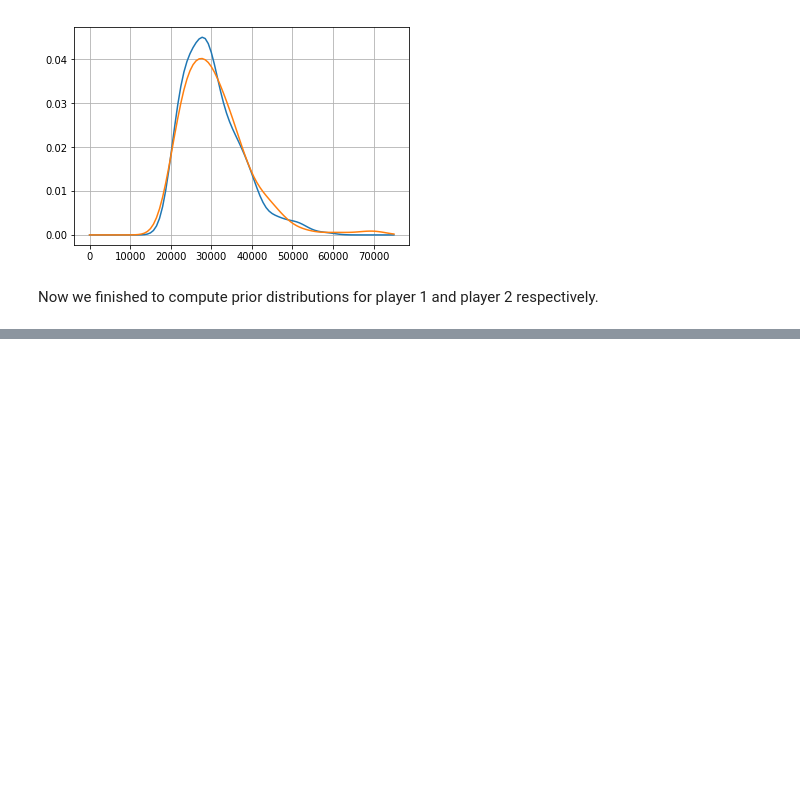
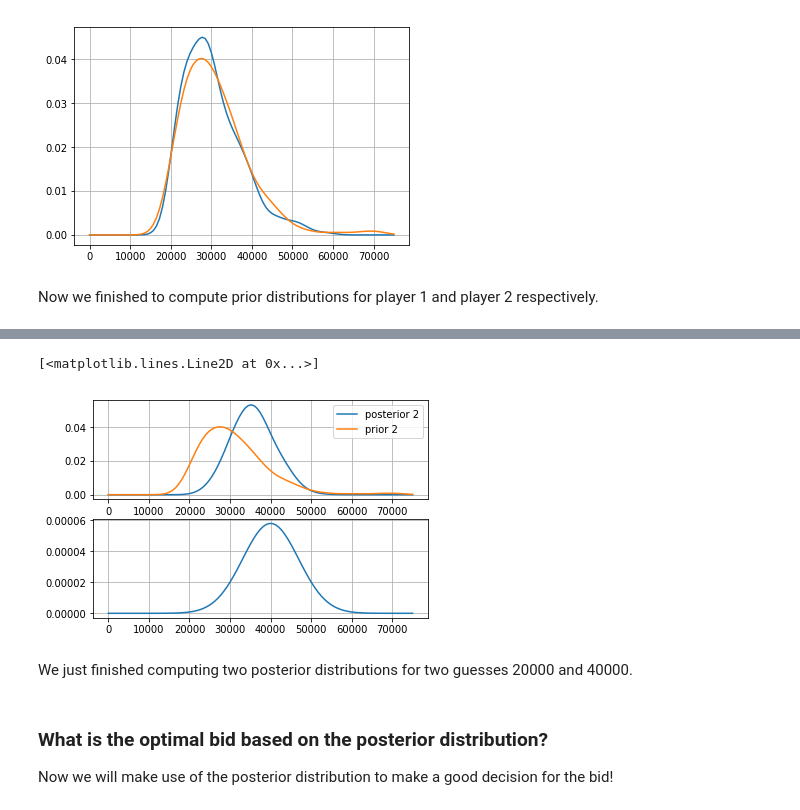
Before and after one commit to yongduek/lectures, a Jupyter notebook: bayesian/6.Decision Analysis.ipynb, the cells around one changed output, grey strips where cells are left out. Drawn from its saved outputs; the diff is of its cells as text; code cells hidden in the pictures; blank space fills up the shorter version.

```diff
--- a/bayesian/6.Decision Analysis.ipynb
+++ b/bayesian/6.Decision Analysis.ipynb
@@ -162,0 +262,29 @@ Now we finished to compute prior distributions for player 1 and player 2 respect
+# %%
+# likelihood density = Gaussain (0, sigma_diff1)
+# likelihood (guess) = scipy.stats.norm.pdf (price - guess, 0, sigma_diff1)
+guess2 = 40000
+sigma2 = np.std (diff2)
+likeli2 = np.zeros(xs.shape)
+post2 = np.zeros(xs.shape)
+for i in range(xs.shape[0]):  # for each price
+    likeli2[i] = scipy.stats.norm.pdf(xs[i] - guess2, 0, sigma2)
+    post2[i] = likeli2[i] * prior_pmf2[i]
+post2 /= np.sum(post2)
+# %%
+plt.subplot (211)
+plt.grid(True)
+plt.plot (xs, post2, label='posterior 2')
+plt.plot (xs, prior_pmf2, label='prior 2')
+plt.legend (loc='best')
+plt.subplot (212)
+plt.grid(True)
+plt.plot (xs, likeli2, label='likelihood 2')
+# %% [output]
+[<matplotlib.lines.Line2D at 0x...>]
+[figure, added]
+# %% [markdown]
+We just finished computing two posterior distributions for two guesses 20000 and 40000.
+# %% [markdown]
+### What is the optimal bid based on the posterior distribution?
+
+Now we will make use of the posterior distribution to make a good decision for the bid!
```
Also changed, not shown: parts of 12 cells of this notebook.
